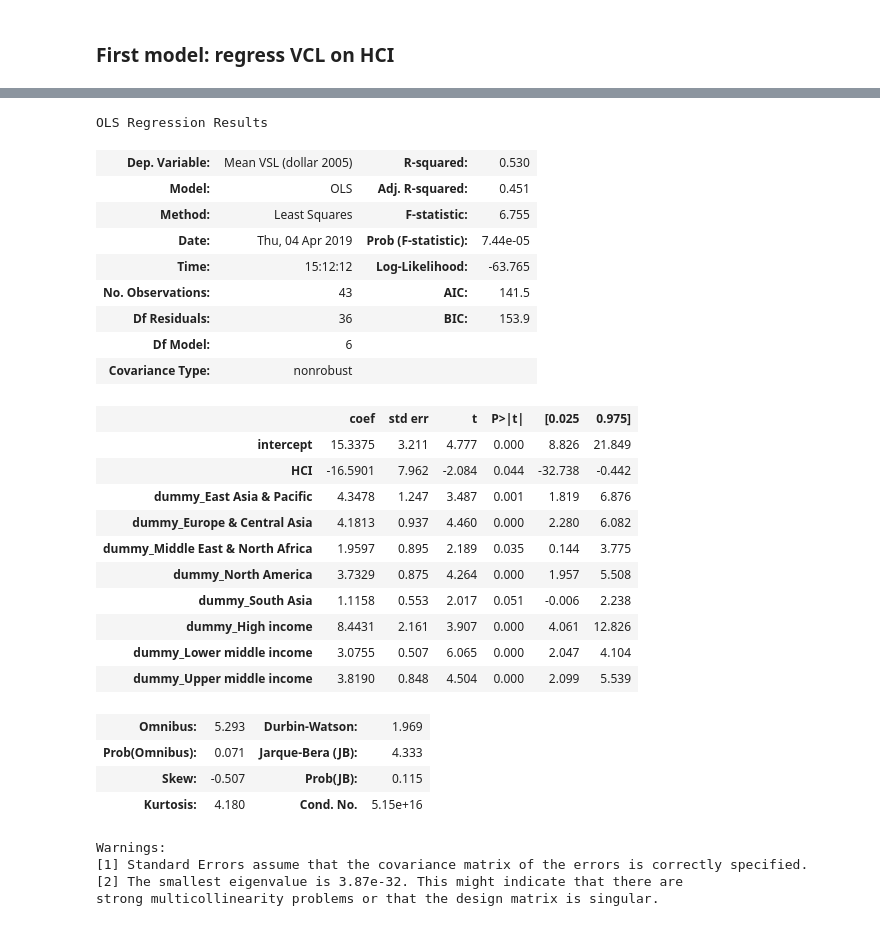
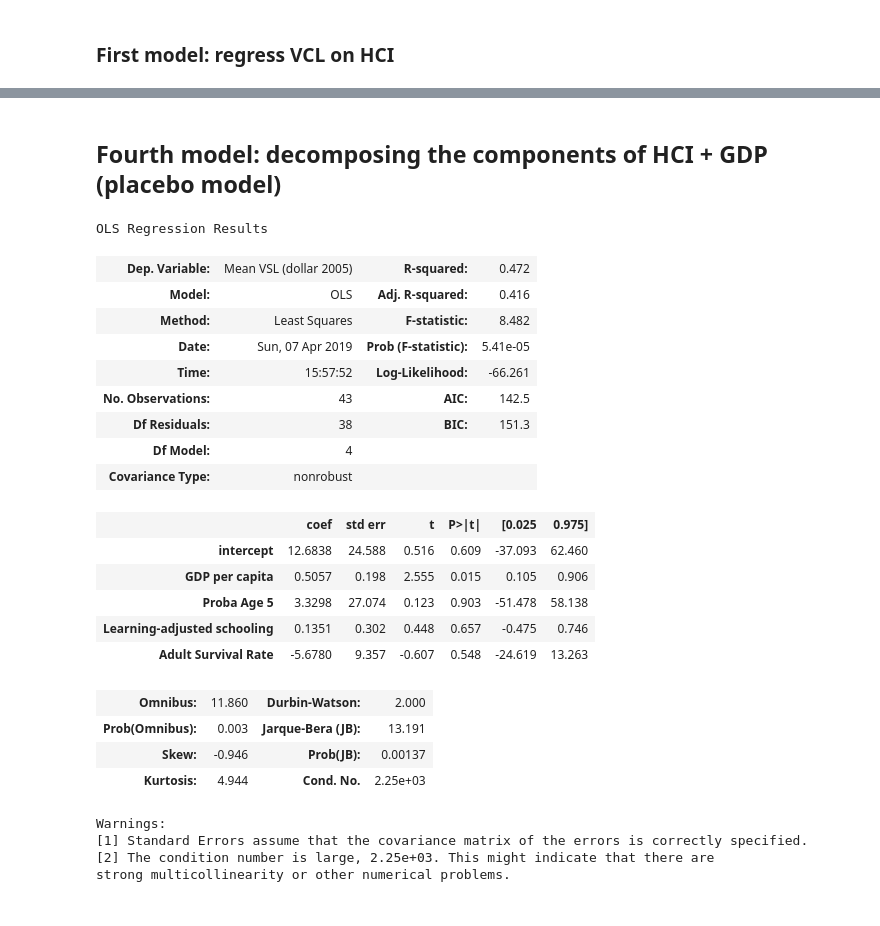
Before and after one commit to jdenes/priceofhumanlife, a Jupyter notebook: data analysis.ipynb, the cells around one changed output, grey strips where cells are left out. Saved outputs shown, nothing was run; the diff lists cells and outputs as text; code cells hidden in the pictures.

```diff
--- a/data analysis.ipynb
+++ b/data analysis.ipynb
@@ -39,7 +39,7 @@ data
 # %% [markdown]
 ### Step 2: import HCI data and combine them with VSL data.
 # %%
-hci = pd.read_csv('data-hci.csv', sep=';', encoding='utf-8', index_col=None, decimal=",")
+hci = pd.read_csv('data_hci.csv', sep=';', encoding='utf-8', index_col=None, decimal=",")
 # %%
 hci
 # %% [output]
@@ -71,8 +71,9 @@ for i, row in data.iterrows():
     data.loc[i, 'Learning-adjusted schooling'] = country['Learning-Adjusted Years of School'].values[0]
     data.loc[i, 'Kids not stunted'] = country['Fraction of Kids Under 5 Not Stunted'].values[0]
     data.loc[i, 'Adult Survival Rate'] = country['Adult Survival Rate'].values[0]
-data = pd.concat([data, pd.get_dummies(data['Region'], prefix="dummy")], axis=1, sort=False)
-data = pd.concat([data, pd.get_dummies(data['Income Group'], prefix="dummy")], axis=1, sort=False)
+    data.loc[i, 'GDP per capita'] = country['GDP per capita (WB, 2017)'].values[0] / 10000
+# data = pd.concat([data, pd.get_dummies(data['Region'], prefix="dummy")], axis=1, sort=False)
+# data = pd.concat([data, pd.get_dummies(data['Income Group'], prefix="dummy")], axis=1, sort=False)
 # %%
 # Tryouts with keeping only the most recent data of each country. Not kept.
 idx = data.groupby(['Country'])['Publication Year'].transform(max) == data['Publication Year']
@@ -125,39 +205,35 @@ plt.plot()
+# %% [markdown]
+## Fourth model: decomposing the components of HCI + GDP (placebo model)
 # %%
-dummies = [d for d in data.columns if "dummy" in d]
-classic = ['intercept', 'HCI']
+base = ['intercept', 'GDP per capita']
 sub = ['Proba Age 5', 'Learning-adjusted schooling', 'Adult Survival Rate']
-X = data[classic + dummies].astype(float)
+X = data[base + sub].astype(float)
 y = np.log(data['Mean VSL (dollar 2005)'])
 # %%
-model_2 = sm.OLS(y, X).fit()
-model_2.summary()
+model_4 = sm.OLS(y, X).fit()
+model_4.summary()
 # %% [output]
 OLS Regression Results
-| Dep. Variable: | Mean VSL (dollar 2005) | R-squared: | 0.530 |
-| Model: | OLS | Adj. R-squared: | 0.451 |
-| Method: | Least Squares | F-statistic: | 6.755 |
-| Date: | Thu, 04 Apr 2019 | Prob (F-statistic): | 7.44e-05 |
-| Time: | 15:12:12 | Log-Likelihood: | -63.765 |
-| No. Observations: | 43 | AIC: | 141.5 |
-| Df Residuals: | 36 | BIC: | 153.9 |
-| Df Model: | 6 |  |  |
+| Dep. Variable: | Mean VSL (dollar 2005) | R-squared: | 0.472 |
+| Model: | OLS | Adj. R-squared: | 0.416 |
+| Method: | Least Squares | F-statistic: | 8.482 |
+| Date: | Sun, 07 Apr 2019 | Prob (F-statistic): | 5.41e-05 |
+| Time: | 15:57:52 | Log-Likelihood: | -66.261 |
+| No. Observations: | 43 | AIC: | 142.5 |
+| Df Residuals: | 38 | BIC: | 151.3 |
+| Df Model: | 4 |  |  |
 | Covariance Type: | nonrobust |  |  |
 |  | coef | std err | t | P>|t| | [0.025 | 0.975] |
-| intercept | 15.3375 | 3.211 | 4.777 | 0.000 | 8.826 | 21.849 |
-| HCI | -16.5901 | 7.962 | -2.084 | 0.044 | -32.738 | -0.442 |
-| dummy_East Asia & Pacific | 4.3478 | 1.247 | 3.487 | 0.001 | 1.819 | 6.876 |
-| dummy_Europe & Central Asia | 4.1813 | 0.937 | 4.460 | 0.000 | 2.280 | 6.082 |
-| dummy_Middle East & North Africa | 1.9597 | 0.895 | 2.189 | 0.035 | 0.144 | 3.775 |
-| dummy_North America | 3.7329 | 0.875 | 4.264 | 0.000 | 1.957 | 5.508 |
-| dummy_South Asia | 1.1158 | 0.553 | 2.017 | 0.051 | -0.006 | 2.238 |
-| dummy_High income | 8.4431 | 2.161 | 3.907 | 0.000 | 4.061 | 12.826 |
-| dummy_Lower middle income | 3.0755 | 0.507 | 6.065 | 0.000 | 2.047 | 4.104 |
-| dummy_Upper middle income | 3.8190 | 0.848 | 4.504 | 0.000 | 2.099 | 5.539 |
+| intercept | 12.6838 | 24.588 | 0.516 | 0.609 | -37.093 | 62.460 |
+| GDP per capita | 0.5057 | 0.198 | 2.555 | 0.015 | 0.105 | 0.906 |
+| Proba Age 5 | 3.3298 | 27.074 | 0.123 | 0.903 | -51.478 | 58.138 |
+| Learning-adjusted schooling | 0.1351 | 0.302 | 0.448 | 0.657 | -0.475 | 0.746 |
+| Adult Survival Rate | -5.6780 | 9.357 | -0.607 | 0.548 | -24.619 | 13.263 |
-| Omnibus: | 5.293 | Durbin-Watson: | 1.969 |
-| Prob(Omnibus): | 0.071 | Jarque-Bera (JB): | 4.333 |
-| Skew: | -0.507 | Prob(JB): | 0.115 |
-| Kurtosis: | 4.180 | Cond. No. | 5.15e+16 |
+| Omnibus: | 11.860 | Durbin-Watson: | 2.000 |
+| Prob(Omnibus): | 0.003 | Jarque-Bera (JB): | 13.191 |
+| Skew: | -0.946 | Prob(JB): | 0.00137 |
+| Kurtosis: | 4.944 | Cond. No. | 2.25e+03 |
 Warnings:
 [1] Standard Errors assume that the covariance matrix of the errors is correctly specified.
-[2] The smallest eigenvalue is 3.87e-32. This might indicate that there are
-strong multicollinearity problems or that the design matrix is singular.
+[2] The condition number is large, 2.25e+03. This might indicate that there are
+strong multicollinearity or other numerical problems.
```
Also changed, not shown: parts of 11 cells of this notebook, 2 other files.
